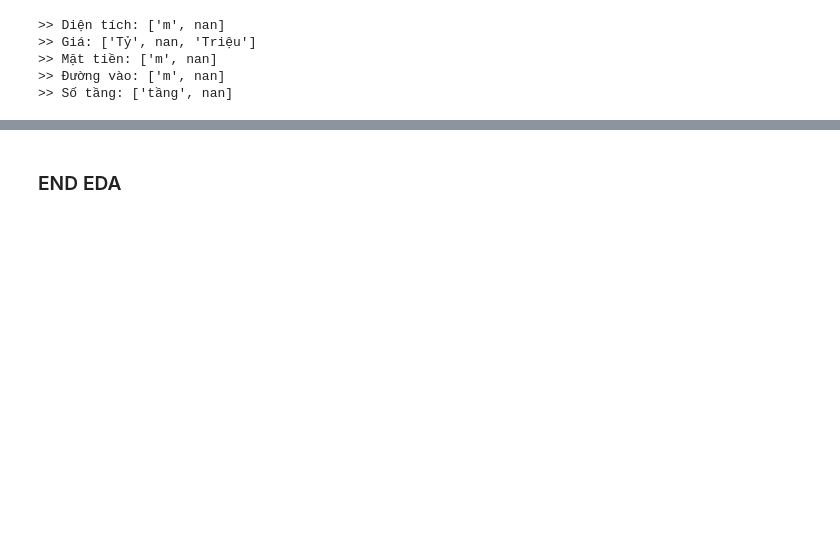
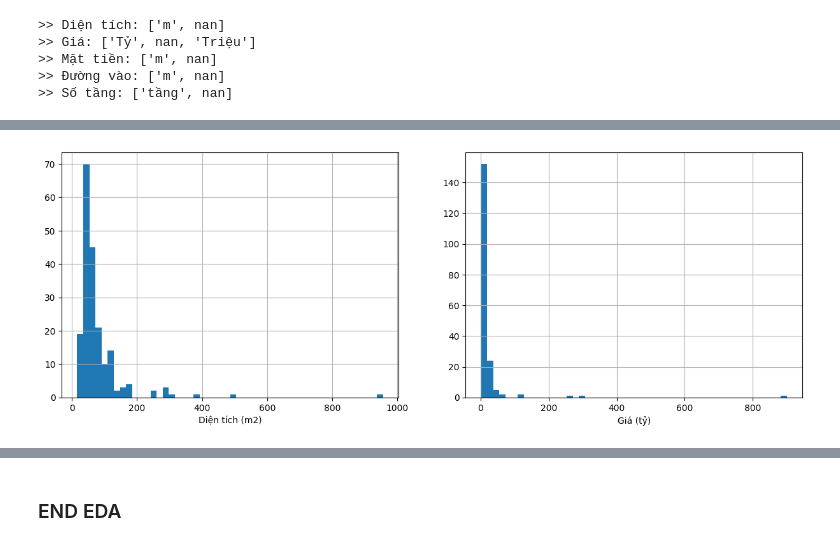
Before and after one commit to thiemcun203/Real-Estate-Price-Prediction, a Jupyter notebook: house_price_eda/analyze_data.ipynb, the cells around one changed output, grey strips where cells are left out. Cells and saved outputs as stored; diff of their text form; code cells hidden in the pictures; blank space fills up the shorter version.

```diff
--- a/house_price_eda/analyze_data.ipynb
+++ b/house_price_eda/analyze_data.ipynb
@@ -122,0 +136,13 @@ Name: count, dtype: int64
+# %%
+# Plot histogram of house area and price, with x-axis in order
+fig, axes = plt.subplots(1, 2, figsize=(15, 5))
+house_data['Diện tích'].hist(ax=axes[0], bins=50)
+axes[0].set_xlabel('Diện tích (m2)')
+house_data['Giá'].hist(ax=axes[1], bins=50)
+axes[1].set_xlabel('Giá (tỷ)')
+
+plt.show()
+
+# --- THE PLOT FOR PRICE IS WRONG, SOME VALUES ARE IN MILLIONS, SOME ARE IN BILLIONS ---
+# %% [output]
+[figure, added]
```
Also changed, not shown: parts of 9 cells of this notebook.
